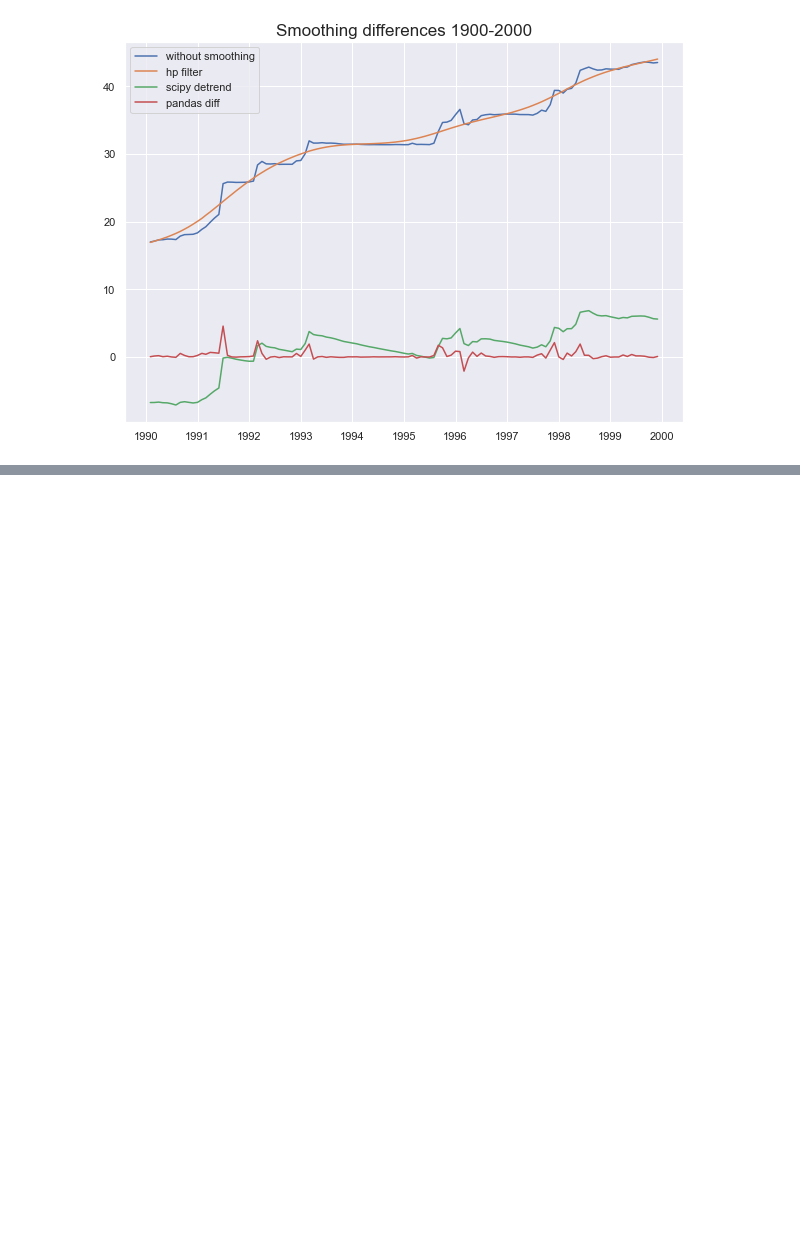
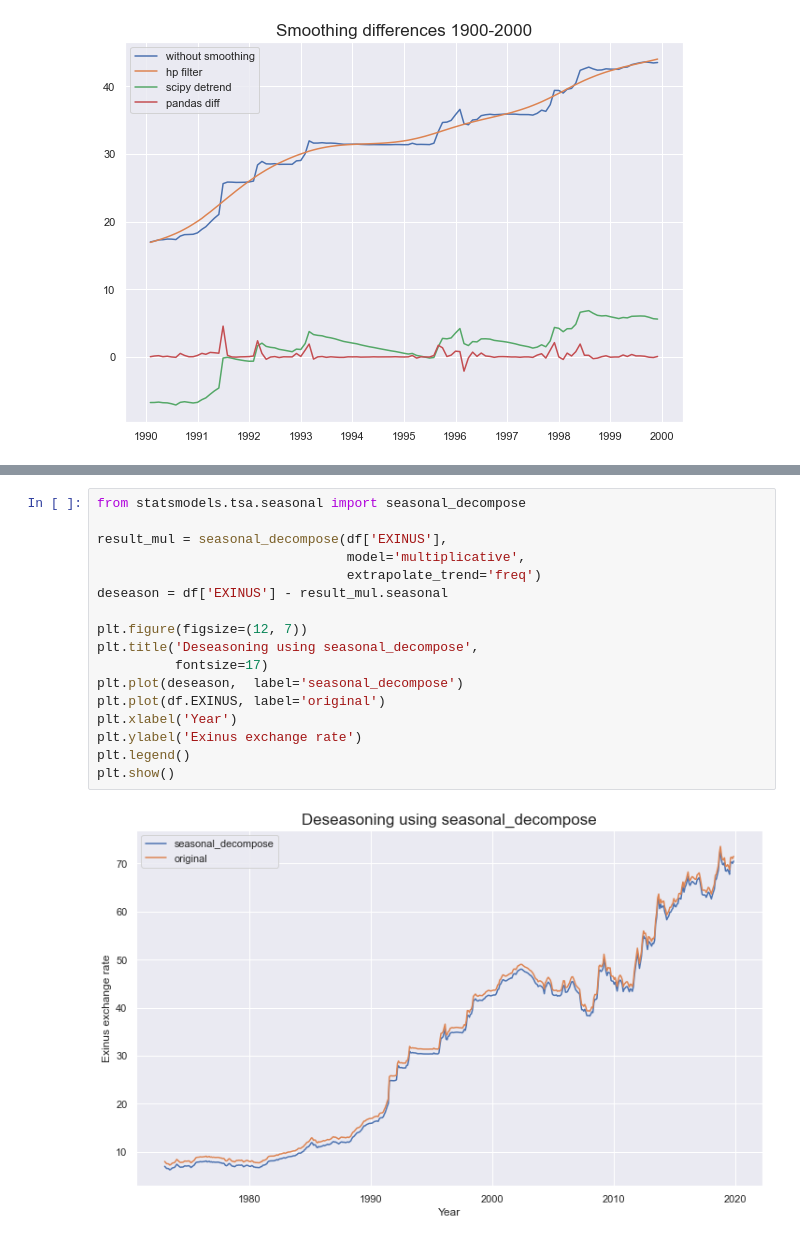
Before and after one commit to dissagaliyeva/python, a Jupyter notebook: time_series/characteristics.ipynb, the cells around one changed output, grey strips where cells are left out. Cells and saved outputs as stored; diff of their text form; blank space fills up the shorter version.

```diff
--- a/time_series/characteristics.ipynb
+++ b/time_series/characteristics.ipynb
@@ -169,0 +183,19 @@ plt.show()
+# %%
+from statsmodels.tsa.seasonal import seasonal_decompose
+
+result_mul = seasonal_decompose(df['EXINUS'],
+                                model='multiplicative',
+                                extrapolate_trend='freq')
+deseason = df['EXINUS'] - result_mul.seasonal
+
+plt.figure(figsize=(12, 7))
+plt.title('Deseasoning using seasonal_decompose',
+          fontsize=17)
+plt.plot(deseason,  label='seasonal_decompose')
+plt.plot(df.EXINUS, label='original')
+plt.xlabel('Year')
+plt.ylabel('Exinus exchange rate')
+plt.legend()
+plt.show()
+# %% [output]
+[figure, added]
```
Also changed, not shown: parts of 7 cells of this notebook.
